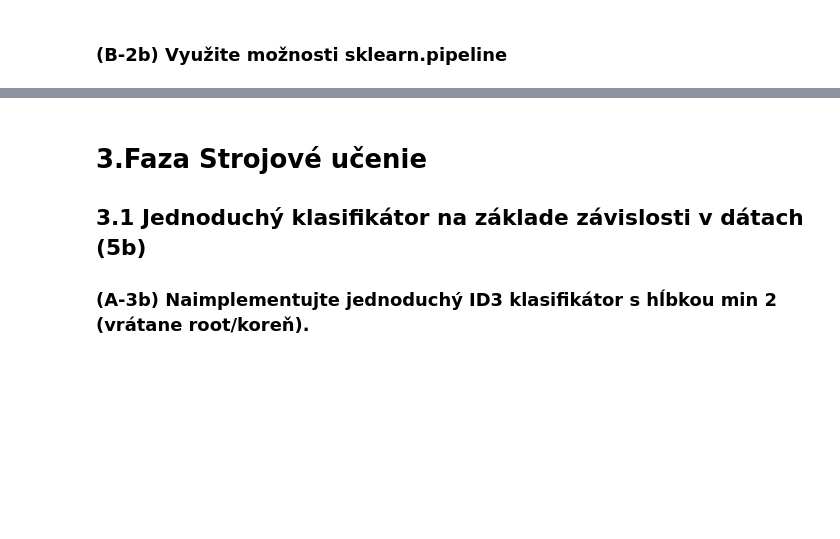
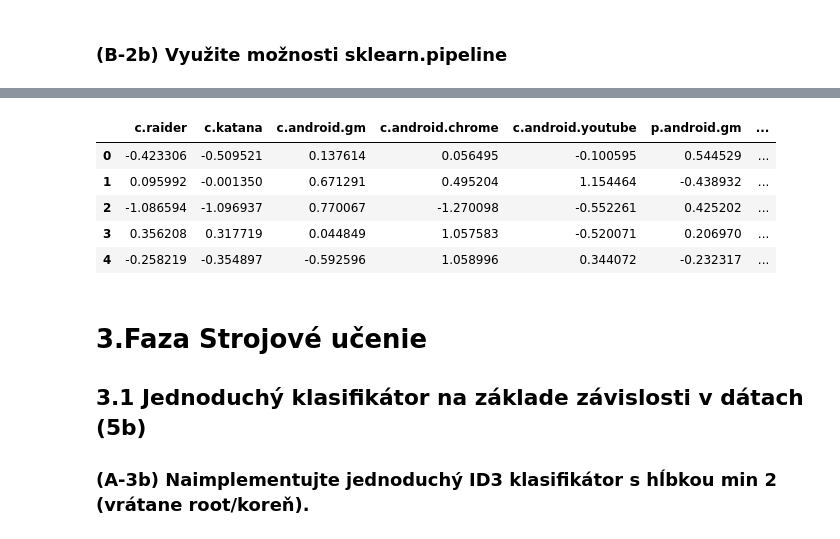
Before and after one commit to JakubIvacek/IAU_PROJECT, a Jupyter notebook: 2-3Faza.ipynb, the cells around one changed output, grey strips where cells are left out. Drawn from its saved outputs; the diff is of its cells as text; code cells hidden in the pictures; blank space fills up the shorter version.

```diff
--- a/2-3Faza.ipynb
+++ b/2-3Faza.ipynb
@@ -547,3 +567,13 @@ transformed_df.head()
+# %%
+transformed_df_test = pd.DataFrame(transformed_test_data, columns=selected_features)
+transformed_df_test.head()
+# %% [output]
+|  | c.raider | c.katana | c.android.gm | c.android.chrome | c.android.youtube | p.android.gm | ... |
+| 0 | -0.423306 | -0.509521 | 0.137614 | 0.056495 | -0.100595 | 0.544529 | ... |
+| 1 | 0.095992 | -0.001350 | 0.671291 | 0.495204 | 1.154464 | -0.438932 | ... |
+| 2 | -1.086594 | -1.096937 | 0.770067 | -1.270098 | -0.552261 | 0.425202 | ... |
+| 3 | 0.356208 | 0.317719 | 0.044849 | 1.057583 | -0.520071 | 0.206970 | ... |
+| 4 | -0.258219 | -0.354897 | -0.592596 | 1.058996 | 0.344072 | -0.232317 | ... |
 # %% [markdown]
 # 3.Faza Strojové učenie
 
```
Also changed, not shown: parts of 3 cells of this notebook.
